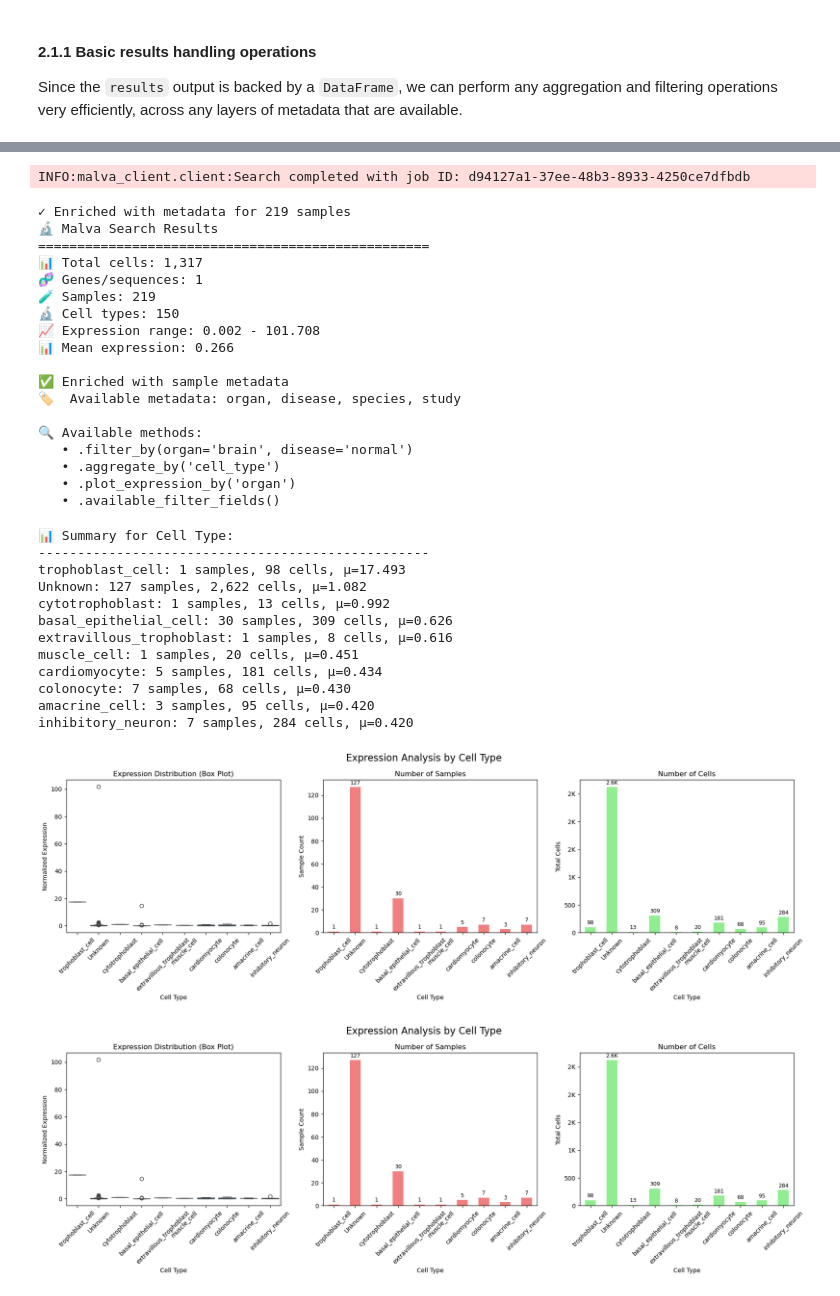
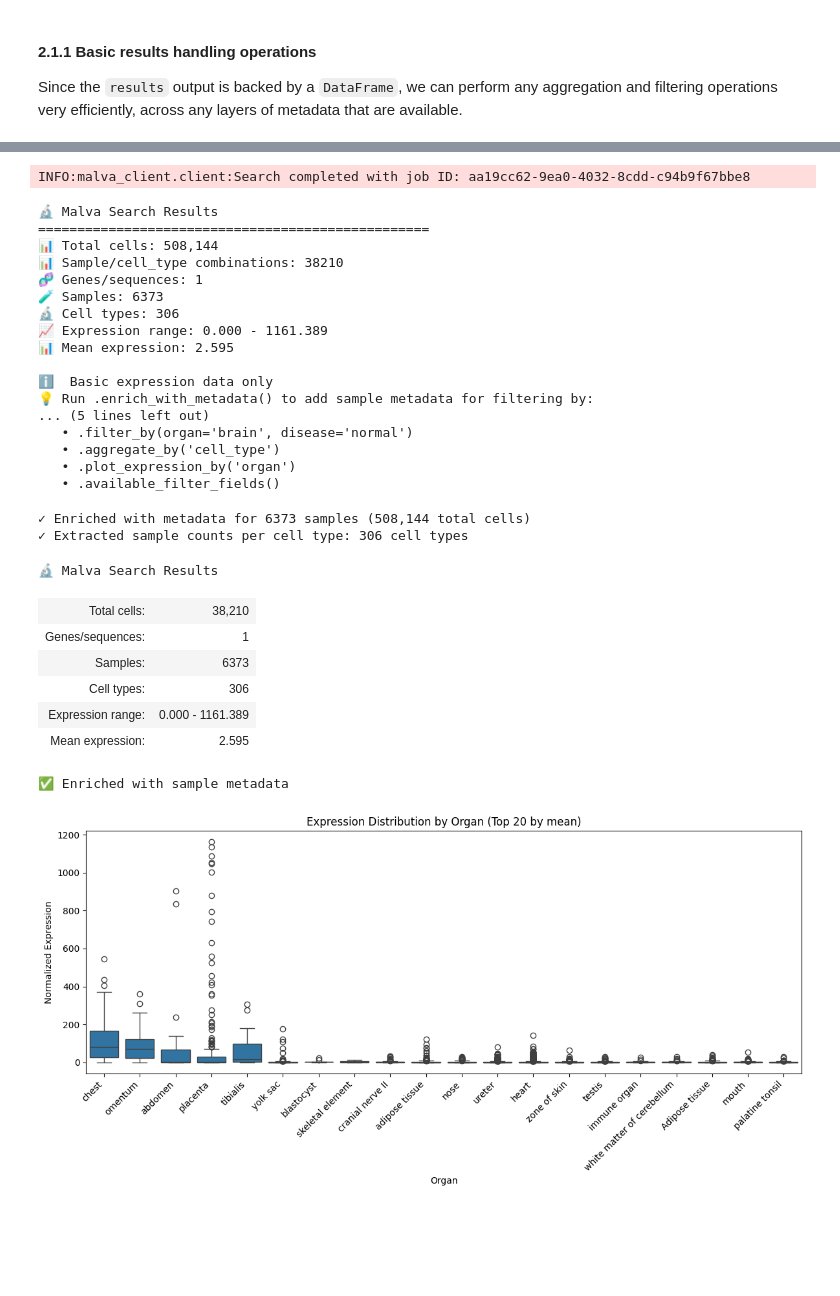
Before and after one commit to malva-bio/malva_client, a Jupyter notebook: examples/01_expression_analysis.ipynb, the cells around one changed output, grey strips where cells are left out. Cells and saved outputs as stored; diff of their text form; code cells hidden in the pictures; blank space fills up the shorter version.

```diff
--- a/examples/01_expression_analysis.ipynb
+++ b/examples/01_expression_analysis.ipynb
@@ -13,4 +13,4 @@ import dnaio
 from malva_client import MalvaClient
 from malva_client.tools import mask_sequence
 
-client = MalvaClient("https://malva.mdc-berlin.net", API_TOKEN)
+client = MalvaClient("https://malva.mdc-berlin.de", API_TOKEN)
@@ -156,48 +166,46 @@ Experiment with masked vs. unmasked queries to optimize sensitivity vs. specific
 # %%
-with dnaio.open("rna.fa") as f_in:
+with dnaio.open("rna.fna") as f_in:
     for s in f_in:
         seq = s.sequence
-        break
+        break # we load only the first sequence
 # %%
 # seq = mask_sequence(seq) # optional, will remove low complexity sequences
+# the mask_sequence requires that you install BLAST locally
 results = client.search(seq)
 print(results)
 # %% [output]
-INFO:malva_client.client:Search completed with job ID: d94127a1-37ee-48b3-8933-4250ce7dfbdb
+INFO:malva_client.client:Search completed with job ID: aa19cc62-9ea0-4032-8cdd-c94b9f67bbe8
-✓ Enriched with metadata for 219 samples
 🔬 Malva Search Results
 ==================================================
-📊 Total cells: 1,317
+📊 Total cells: 508,144
+📊 Sample/cell_type combinations: 38210
 🧬 Genes/sequences: 1
-🧪 Samples: 219
-🔬 Cell types: 150
-📈 Expression range: 0.002 - 101.708
-📊 Mean expression: 0.266
+🧪 Samples: 6373
+🔬 Cell types: 306
+📈 Expression range: 0.000 - 1161.389
+📊 Mean expression: 2.595
 
-✅ Enriched with sample metadata
-🏷️  Available metadata: organ, disease, species, study
-
-🔍 Available methods:
+ℹ️  Basic expression data only
+💡 Run .enrich_with_metadata() to add sample metadata for filtering by:
+... (5 lines left out)
    • .filter_by(organ='brain', disease='normal')
    • .aggregate_by('cell_type')
    • .plot_expression_by('organ')
    • .available_filter_fields()
 # %%
 results.enrich_with_metadata()
+# %% [output]
+✓ Enriched with metadata for 6373 samples (508,144 total cells)
+✓ Extracted sample counts per cell type: 306 cell types
+🔬 Malva Search Results
+| Total cells: | 38,210 |
+| Genes/sequences: | 1 |
+| Samples: | 6373 |
+| Cell types: | 306 |
+| Expression range: | 0.000 - 1161.389 |
+| Mean expression: | 2.595 |
+✅ Enriched with sample metadata
 # %%
-fig = results.plot_expression_by("organ")
+fig = results.plot_expression_by("organ", limit=20)
 # %% [output]
-📊 Summary for Cell Type:
---------------------------------------------------
-trophoblast_cell: 1 samples, 98 cells, μ=17.493
-Unknown: 127 samples, 2,622 cells, μ=1.082
-cytotrophoblast: 1 samples, 13 cells, μ=0.992
-basal_epithelial_cell: 30 samples, 309 cells, μ=0.626
-extravillous_trophoblast: 1 samples, 8 cells, μ=0.616
-muscle_cell: 1 samples, 20 cells, μ=0.451
-cardiomyocyte: 5 samples, 181 cells, μ=0.434
-colonocyte: 7 samples, 68 cells, μ=0.430
-amacrine_cell: 3 samples, 95 cells, μ=0.420
-inhibitory_neuron: 7 samples, 284 cells, μ=0.420
-[figure, old version]
+[figure, new version]
-[figure, removed]
```
Also changed, not shown: parts of 39 cells of this notebook, 24 other files.
